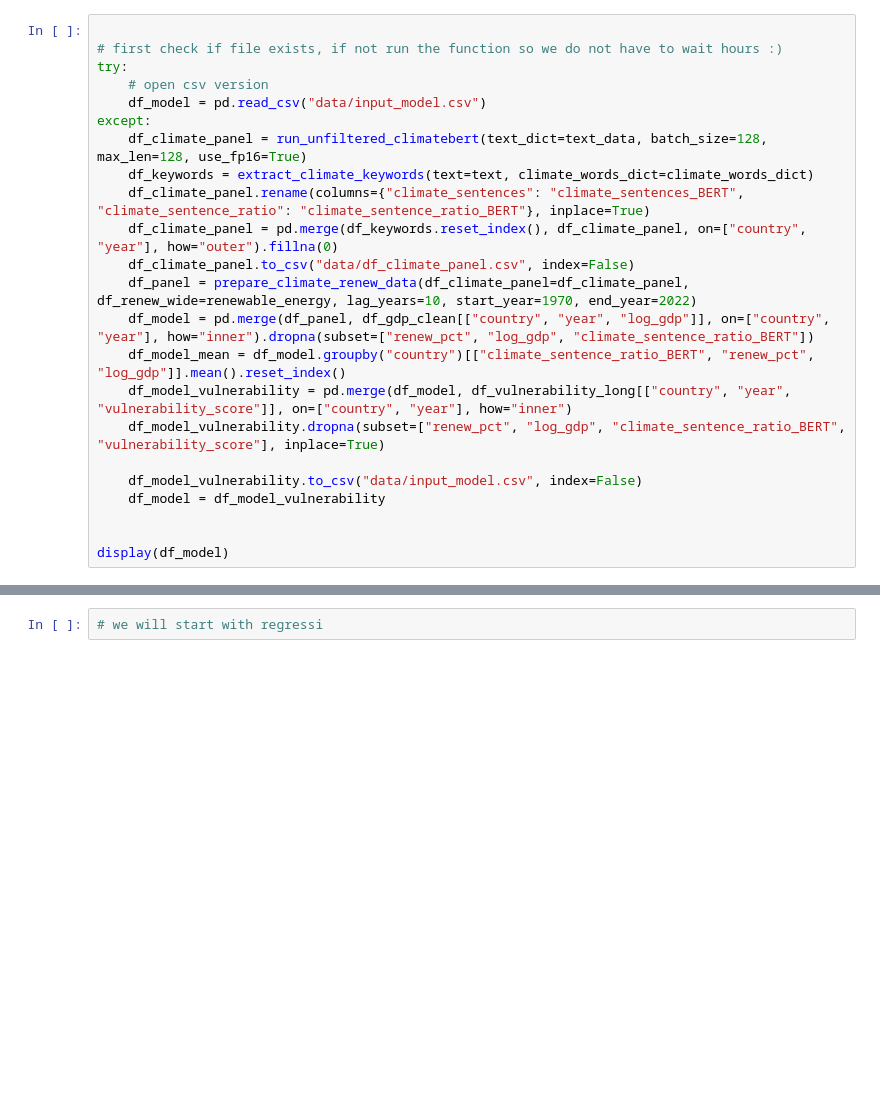
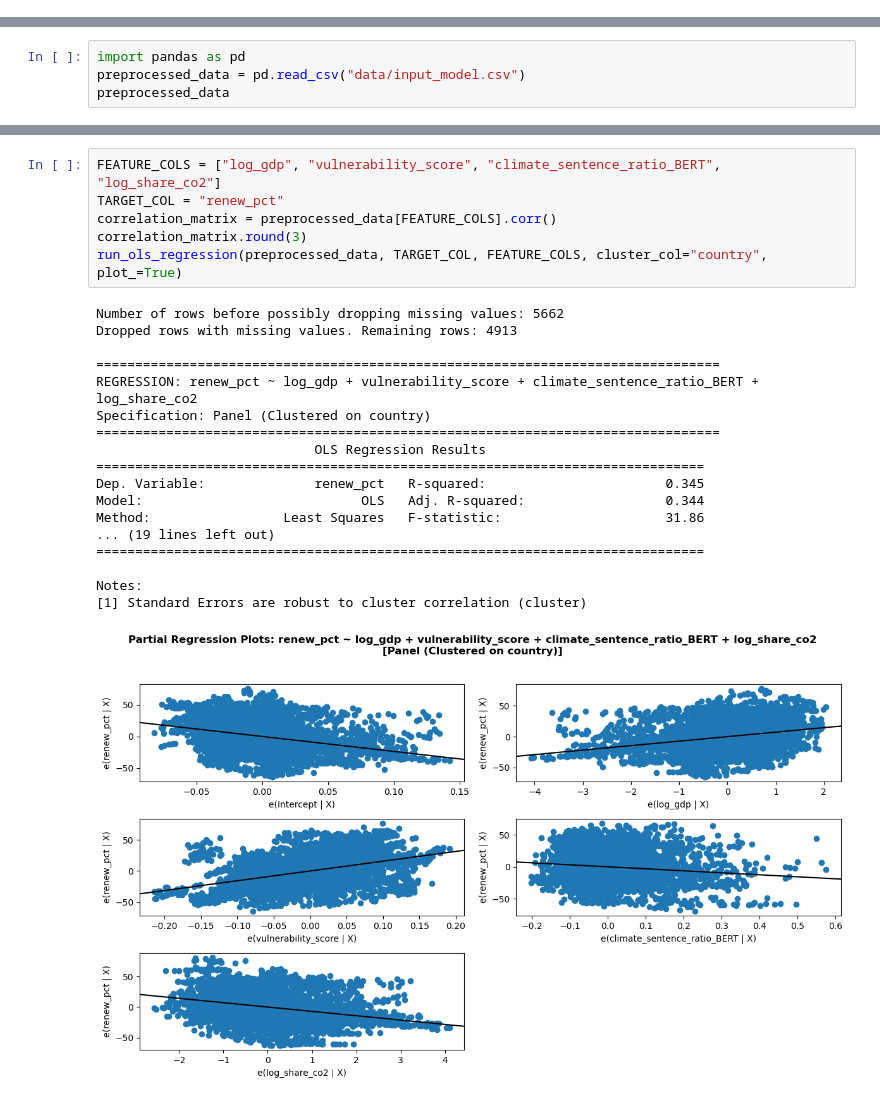
Before and after one commit to jacobgroot/FDS, a Jupyter notebook: analysis.ipynb, the cells around one changed output, grey strips where cells are left out. Drawn from its saved outputs; the diff is of its cells as text; blank space fills up the shorter version.

```diff
--- a/analysis.ipynb
+++ b/analysis.ipynb
@@ -425,23 +0,0 @@ def prepare_climate_renew_data(df_climate_panel, df_renew_wide, lag_years=1, sta
-# %%
-
-# first check if file exists, if not run the function so we do not have to wait hours :)
-try:
-    # open csv version
-    df_model = pd.read_csv("data/input_model.csv")
-except:
-    df_climate_panel = run_unfiltered_climatebert(text_dict=text_data, batch_size=128, max_len=128, use_fp16=True)
-    df_keywords = extract_climate_keywords(text=text, climate_words_dict=climate_words_dict)
-    df_climate_panel.rename(columns={"climate_sentences": "climate_sentences_BERT", "climate_sentence_ratio": "climate_sentence_ratio_BERT"}, inplace=True)
-    df_climate_panel = pd.merge(df_keywords.reset_index(), df_climate_panel, on=["country", "year"], how="outer").fillna(0)
-    df_climate_panel.to_csv("data/df_climate_panel.csv", index=False)
-    df_panel = prepare_climate_renew_data(df_climate_panel=df_climate_panel, df_renew_wide=renewable_energy, lag_years=10, start_year=1970, end_year=2022)
-    df_model = pd.merge(df_panel, df_gdp_clean[["country", "year", "log_gdp"]], on=["country", "year"], how="inner").dropna(subset=["renew_pct", "log_gdp", "climate_sentence_ratio_BERT"])
-    df_model_mean = df_model.groupby("country")[["climate_sentence_ratio_BERT", "renew_pct", "log_gdp"]].mean().reset_index()
-    df_model_vulnerability = pd.merge(df_model, df_vulnerability_long[["country", "year", "vulnerability_score"]], on=["country", "year"], how="inner")
-    df_model_vulnerability.dropna(subset=["renew_pct", "log_gdp", "climate_sentence_ratio_BERT", "vulnerability_score"], inplace=True)
-
-    df_model_vulnerability.to_csv("data/input_model.csv", index=False)
-    df_model = df_model_vulnerability
-
-
-display(df_model)
@@ -461,0 +1,4 @@ display(df_model)
+# %%
+import pandas as pd
+preprocessed_data = pd.read_csv("data/input_model.csv")
+preprocessed_data
@@ -596,2 +66,25 @@ NameError: name 'df_keywords_total' is not defined
-# %%
-# we will start with regressi
+# %%
+FEATURE_COLS = ["log_gdp", "vulnerability_score", "climate_sentence_ratio_BERT", "log_share_co2"]
+TARGET_COL = "renew_pct"
+correlation_matrix = preprocessed_data[FEATURE_COLS].corr()
+correlation_matrix.round(3)
+run_ols_regression(preprocessed_data, TARGET_COL, FEATURE_COLS, cluster_col="country", plot_=True)
+# %% [output]
+Number of rows before possibly dropping missing values: 5662
+Dropped rows with missing values. Remaining rows: 4913
+
+================================================================================
+REGRESSION: renew_pct ~ log_gdp + vulnerability_score + climate_sentence_ratio_BERT + log_share_co2
+Specification: Panel (Clustered on country)
+================================================================================
+                            OLS Regression Results
+==============================================================================
+Dep. Variable:              renew_pct   R-squared:                       0.345
+Model:                            OLS   Adj. R-squared:                  0.344
+Method:                 Least Squares   F-statistic:                     31.86
+... (19 lines left out)
+==============================================================================
+
+Notes:
+[1] Standard Errors are robust to cluster correlation (cluster)
+[figure, added]
```
Also changed, not shown: parts of 26 cells of this notebook, 17 other files.
